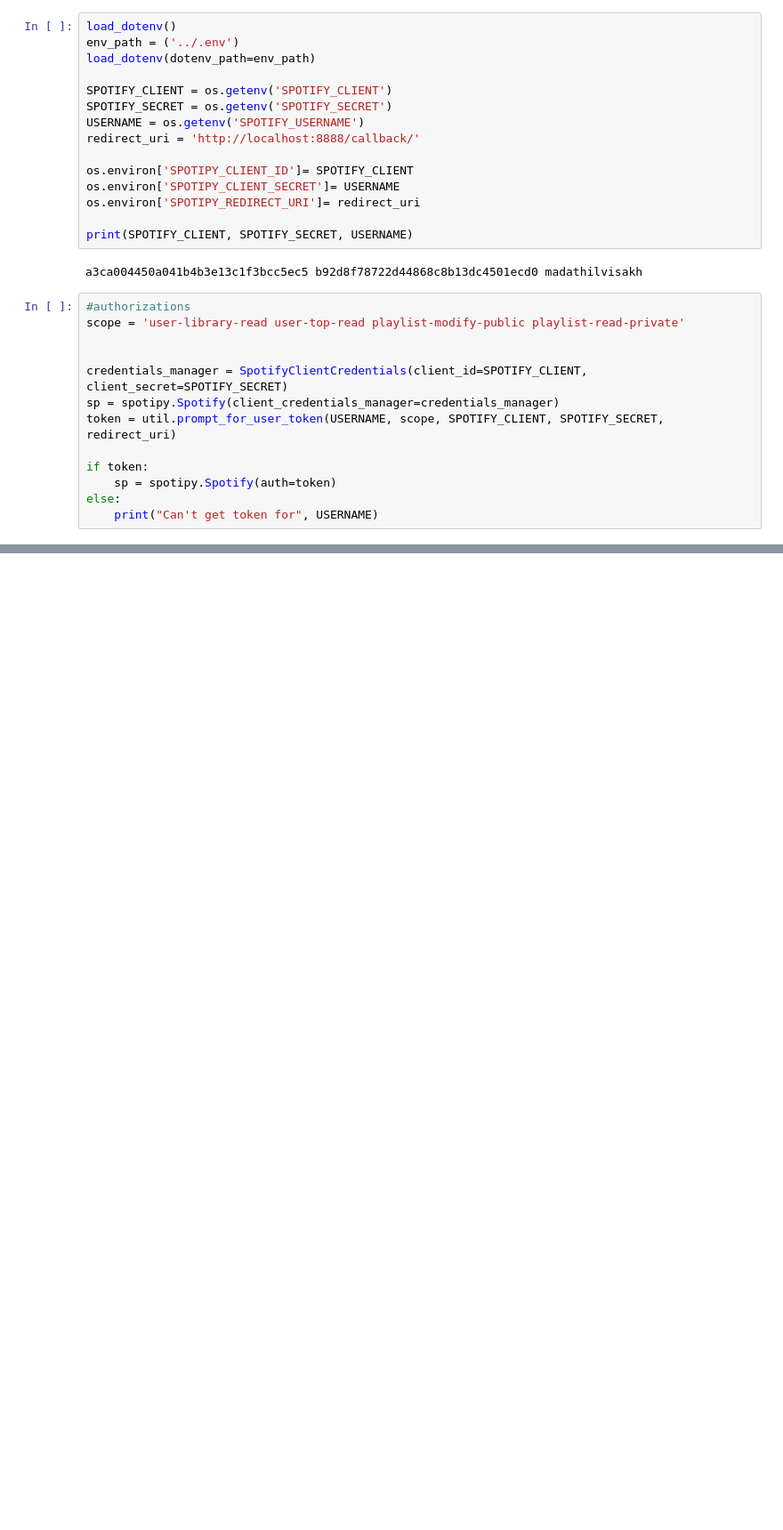
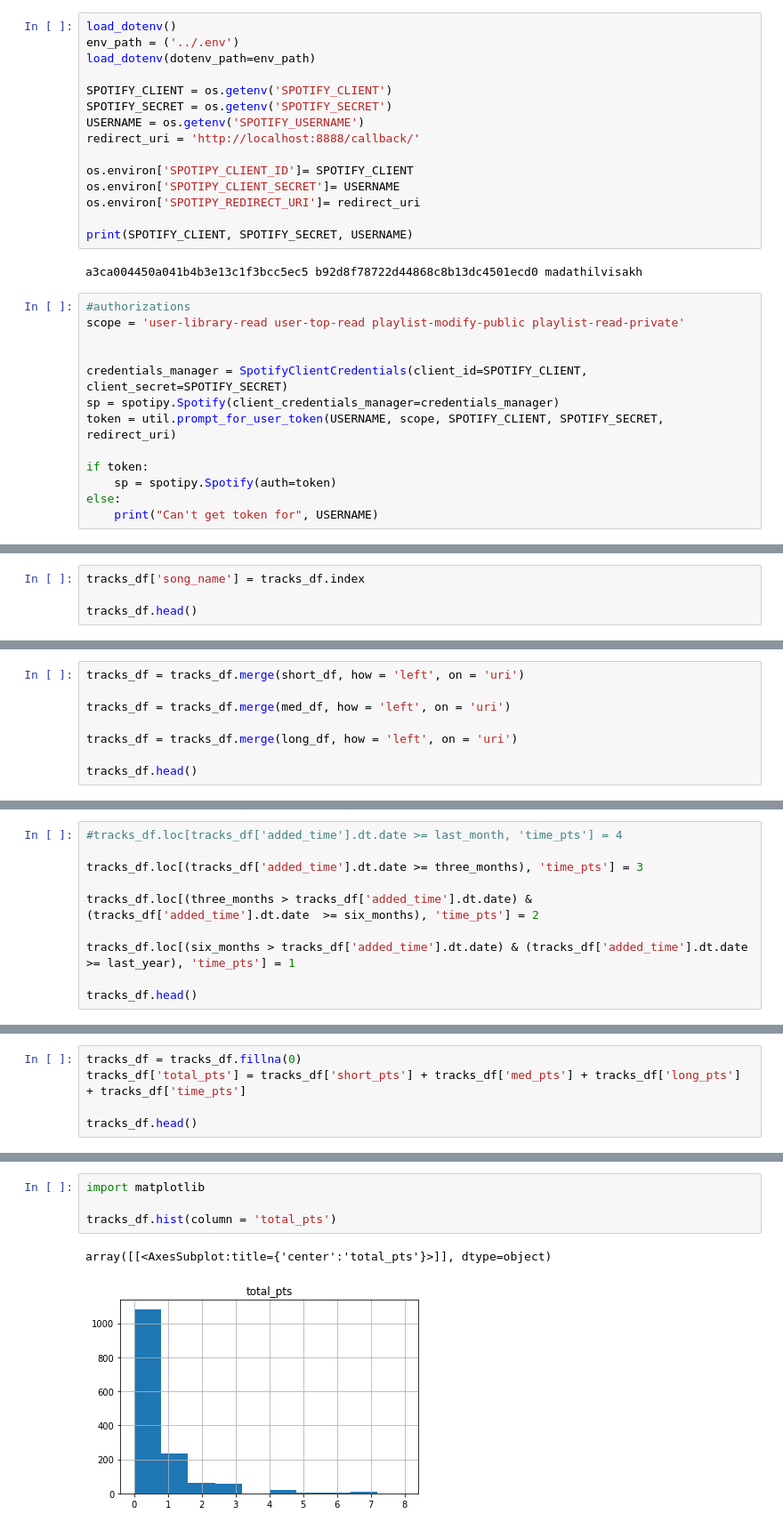
Before and after one commit to vmmadathil/spotify-acrostic, a Jupyter notebook: notebooks/01-VM-Exploring.ipynb, the cells around one changed output, grey strips where cells are left out. Shown at 89% size. Drawn from its saved outputs; the diff is of its cells as text; blank space fills up the shorter version.

```diff
--- a/notebooks/01-VM-Exploring.ipynb
+++ b/notebooks/01-VM-Exploring.ipynb
@@ -201,0 +255,4 @@ long_df['long_pts'] = 1
+# %%
+tracks_df['song_name'] = tracks_df.index
+
+tracks_df.head()
@@ -201,0 +271,8 @@ long_df['long_pts'] = 1
+# %%
+tracks_df = tracks_df.merge(short_df, how = 'left', on = 'uri')
+
+tracks_df = tracks_df.merge(med_df, how = 'left', on = 'uri')
+
+tracks_df = tracks_df.merge(long_df, how = 'left', on = 'uri')
+
+tracks_df.head()
@@ -201,0 +286,10 @@ long_df['long_pts'] = 1
+# %%
+#tracks_df.loc[tracks_df['added_time'].dt.date >= last_month, 'time_pts'] = 4
+
+tracks_df.loc[(tracks_df['added_time'].dt.date >= three_months), 'time_pts'] = 3
+
+tracks_df.loc[(three_months > tracks_df['added_time'].dt.date) & (tracks_df['added_time'].dt.date  >= six_months), 'time_pts'] = 2
+
+tracks_df.loc[(six_months > tracks_df['added_time'].dt.date) & (tracks_df['added_time'].dt.date >= last_year), 'time_pts'] = 1
+
+tracks_df.head()
@@ -201,0 +304,5 @@ long_df['long_pts'] = 1
+# %%
+tracks_df = tracks_df.fillna(0)
+tracks_df['total_pts'] = tracks_df['short_pts'] + tracks_df['med_pts'] + tracks_df['long_pts'] + tracks_df['time_pts']
+
+tracks_df.head()
@@ -201,0 +317,7 @@ long_df['long_pts'] = 1
+# %%
+import matplotlib
+
+tracks_df.hist(column = 'total_pts')
+# %% [output]
+array([[<AxesSubplot:title={'center':'total_pts'}>]], dtype=object)
+[figure, added]
```
Also changed, not shown: parts of 29 cells of this notebook, 2 other files.
